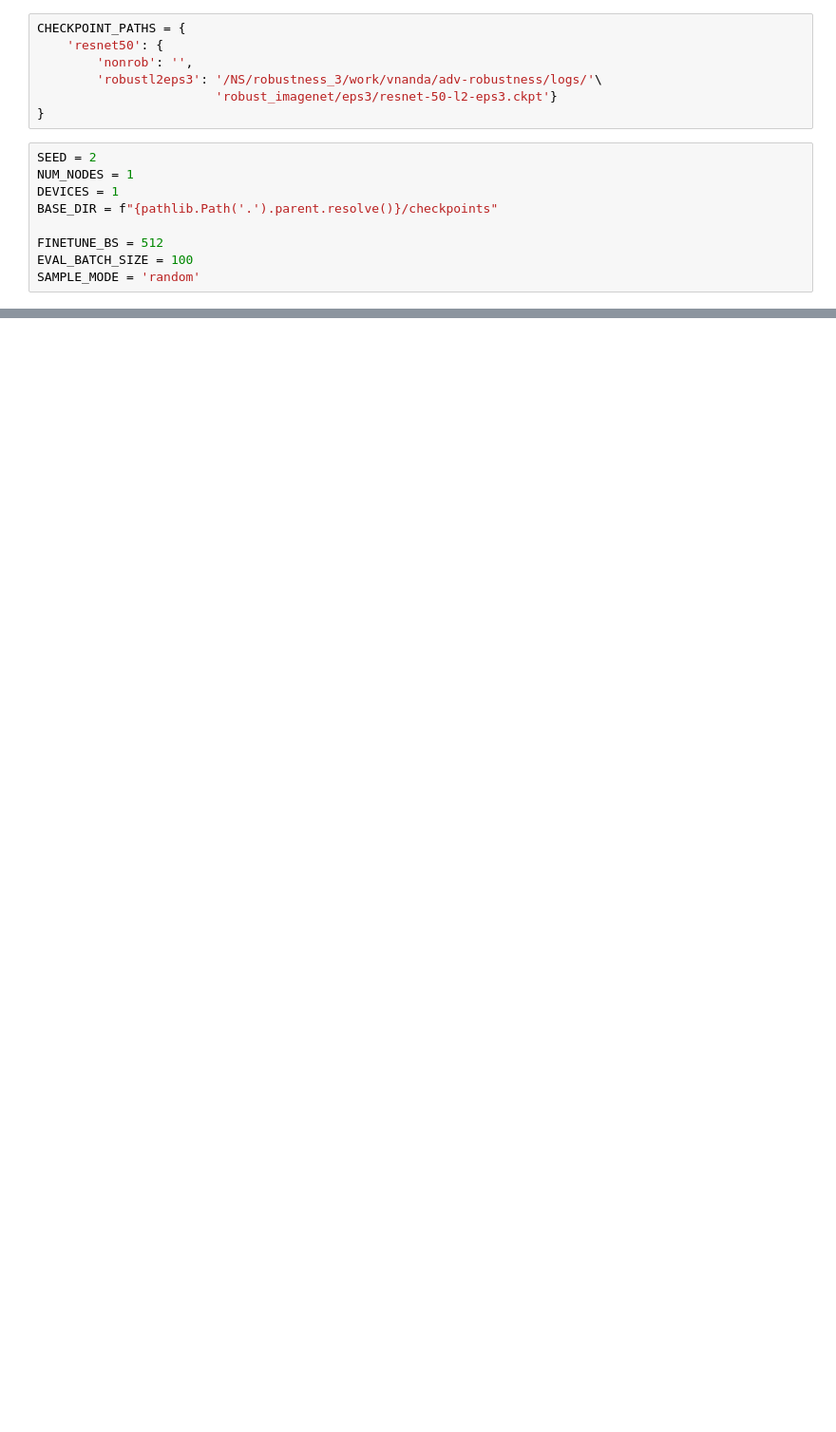
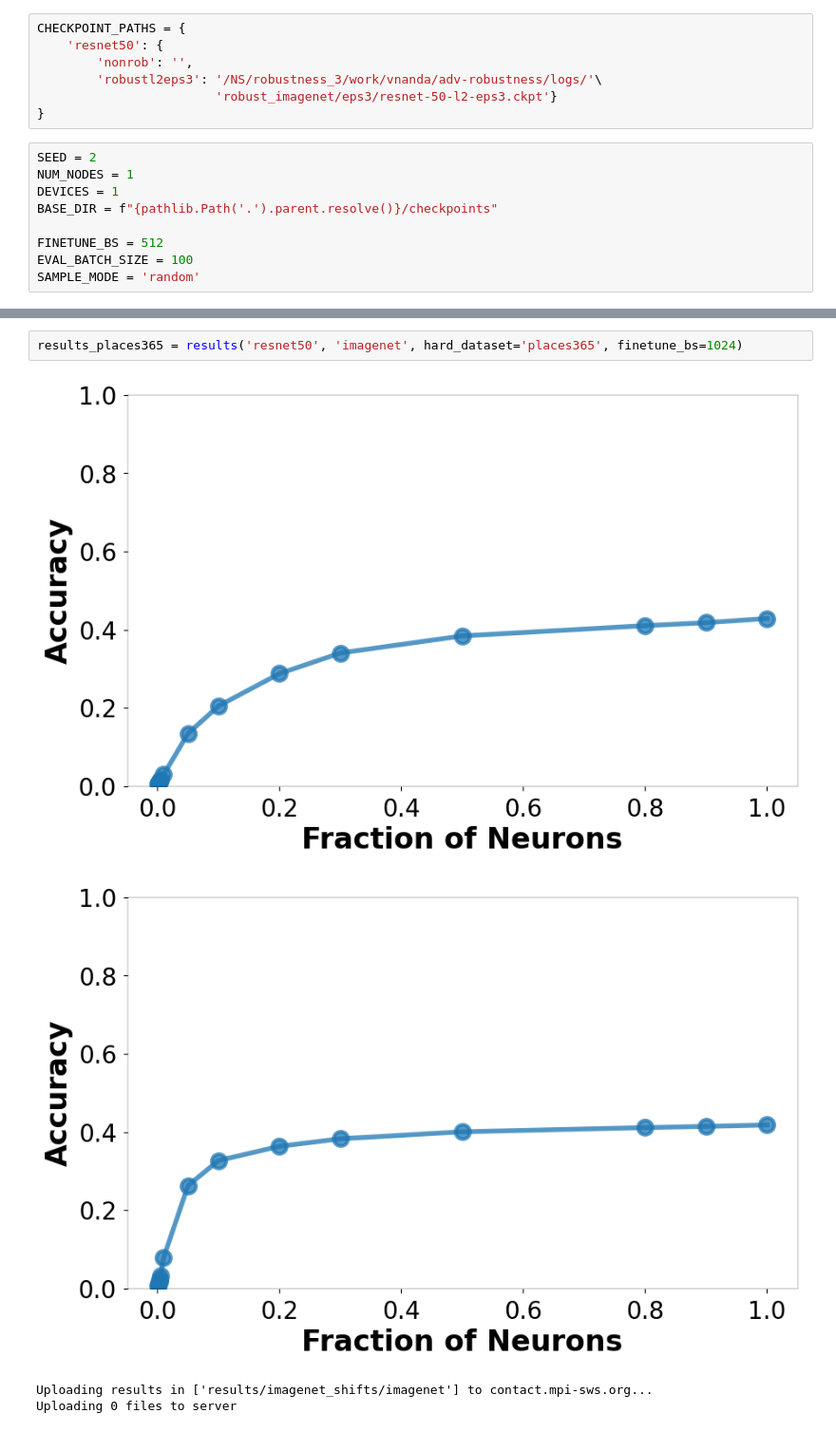
Before and after one commit to nvedant07/invariances_in_reps, a Jupyter notebook: partially_inverted_reps/harder_datasets_and_shifts.ipynb, the cells around one changed output, grey strips where cells are left out. Shown at 95% size. Drawn from its saved outputs; the diff is of its cells as text; blank space fills up the shorter version.

```diff
--- a/partially_inverted_reps/harder_datasets_and_shifts.ipynb
+++ b/partially_inverted_reps/harder_datasets_and_shifts.ipynb
@@ -244,2 +285,9 @@ results('resnet50', 'imagenet', 'imagenetv2')
 Uploading results in ['results/imagenet_shifts/imagenet'] to contact.mpi-sws.org...
 Uploading 0 files to server
+# %%
+results_places365 = results('resnet50', 'imagenet', hard_dataset='places365', finetune_bs=1024)
+# %% [output]
+[figure, added]
+[figure, added]
+Uploading results in ['results/imagenet_shifts/imagenet'] to contact.mpi-sws.org...
+Uploading 0 files to server
```
Also changed, not shown: parts of 6 cells of this notebook, 42 other files.
